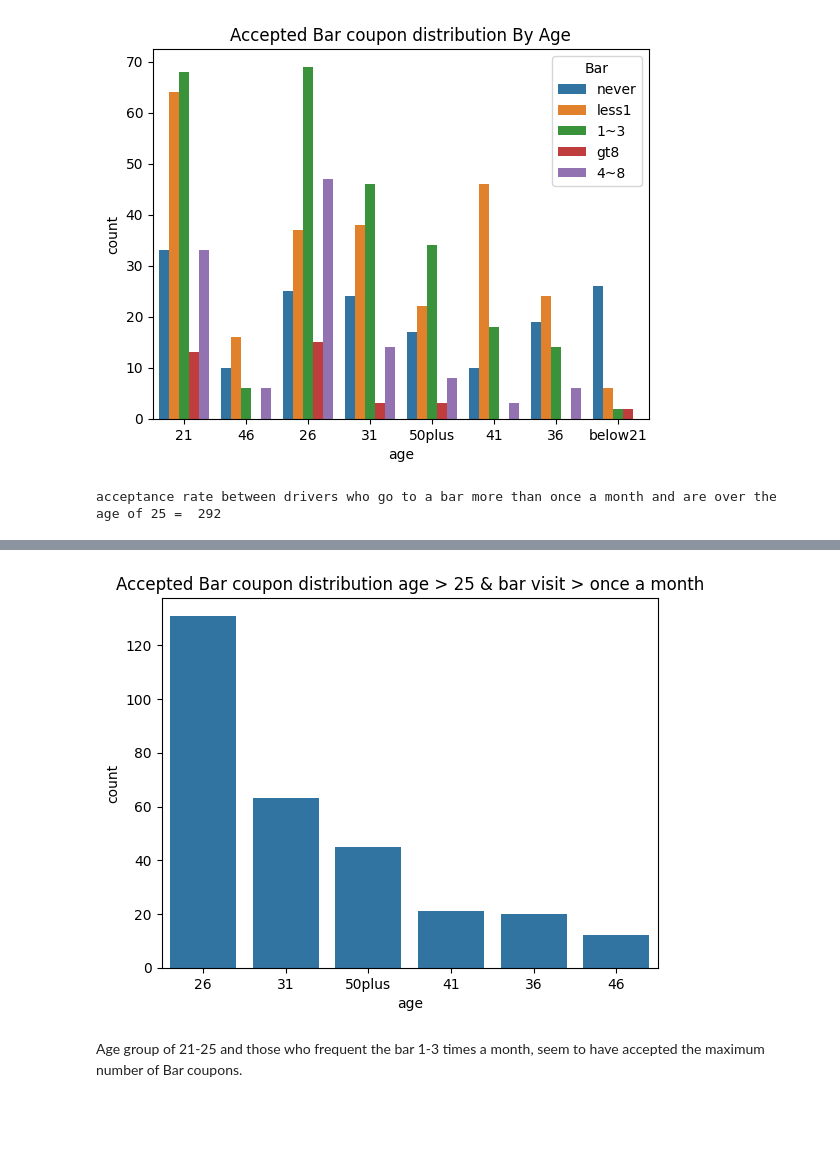
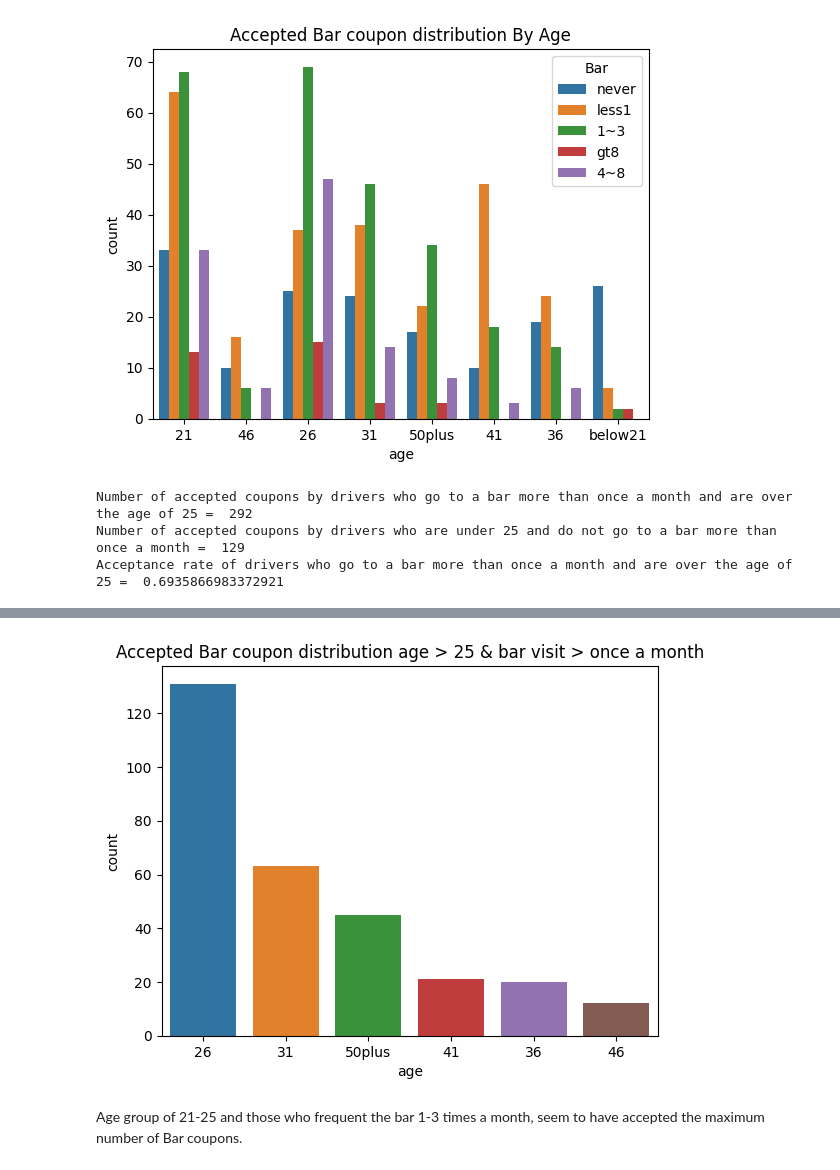
Before and after one commit to sheetal-vartak/Will-the-Customer-Accept-the-Coupon, a Jupyter notebook: prompt.ipynb, the cells around one changed output, grey strips where cells are left out. Drawn from its saved outputs; the diff is of its cells as text; code cells hidden in the pictures; blank space fills up the shorter version.

```diff
--- a/prompt.ipynb
+++ b/prompt.ipynb
@@ -318,24 +262,31 @@ Text(0.5, 1.0, 'Accepted Bar coupon distribution')
 # %% [markdown]
 4. Compare the acceptance rate between drivers who go to a bar more than once a month and are over the age of 25 to the all others.  Is there a difference?
 # %%
-accepted_bar_coupons_count = bar_coupons[bar_coupons["Y"] == 1]
-sns.countplot(x = "age", hue = "Bar", data = accepted_bar_coupons_count).set_title("Accepted Bar coupon distribution By Age")
+accepted_bar_coupons = bar_coupons[bar_coupons["Y"] == 1]
+sns.countplot(x = "age", hue = "Bar", data = accepted_bar_coupons).set_title("Accepted Bar coupon distribution By Age")
 # %% [output]
 Text(0.5, 1.0, 'Accepted Bar coupon distribution By Age')
 [figure]
 # %%
 bar_more_than_once = ['1~3', '4~8', 'gt8']
 age_greater_than_25 = ['26', '31', '50plus', '41', '36', '46']
 
-query_count = accepted_bar_coupons_count.query("age in @age_greater_than_25 & Bar in @bar_more_than_once")
-print("acceptance rate between drivers who go to a bar more than once a month and are over the age of 25 = ", query_count.shape[0])
+query_count = accepted_bar_coupons.query("age in @age_greater_than_25 & Bar in @bar_more_than_once")
+print("Number of accepted coupons by drivers who go to a bar more than once a month and are over the age of 25 = ", query_count.shape[0])
 
-sns.countplot(x = "age", data = query_count).set_title("Accepted Bar coupon distribution age > 25 & bar visit > once a month")
+all_others_count = accepted_bar_coupons.query("age not in @age_greater_than_25 & Bar not in @bar_more_than_once")
+print("Number of accepted coupons by drivers who are under 25 and do not go to a bar more than once a month = ", all_others_count.shape[0])
+
+print("Acceptance rate of drivers who go to a bar more than once a month and are over the age of 25 = ", query_count.shape[0] / (query_count.shape[0] + all_others_count.shape[0]))
+
+sns.countplot(x = "age", data = query_count, hue="age").set_title("Accepted Bar coupon distribution age > 25 & bar visit > once a month")
 px.scatter(query_count, x = "age", y = "Bar", marginal_x = "histogram", marginal_y = "histogram", title = "Accepted Bar coupon distribution age > 25 & bar visit > once a month")
 # %% [output]
-acceptance rate between drivers who go to a bar more than once a month and are over the age of 25 =  292
+Number of accepted coupons by drivers who go to a bar more than once a month and are over the age of 25 =  292
+Number of accepted coupons by drivers who are under 25 and do not go to a bar more than once a month =  129
+Acceptance rate of drivers who go to a bar more than once a month and are over the age of 25 =  0.6935866983372921
 [interactive output not drawn]
-[figure, old version]
+[figure, new version]
 # %% [markdown]
 Age group of 21-25 and those who frequent the bar 1-3 times a month, seem to have accepted the maximum number of Bar coupons.
 # %% [markdown]
```
Also changed, not shown: parts of 25 cells of this notebook.
